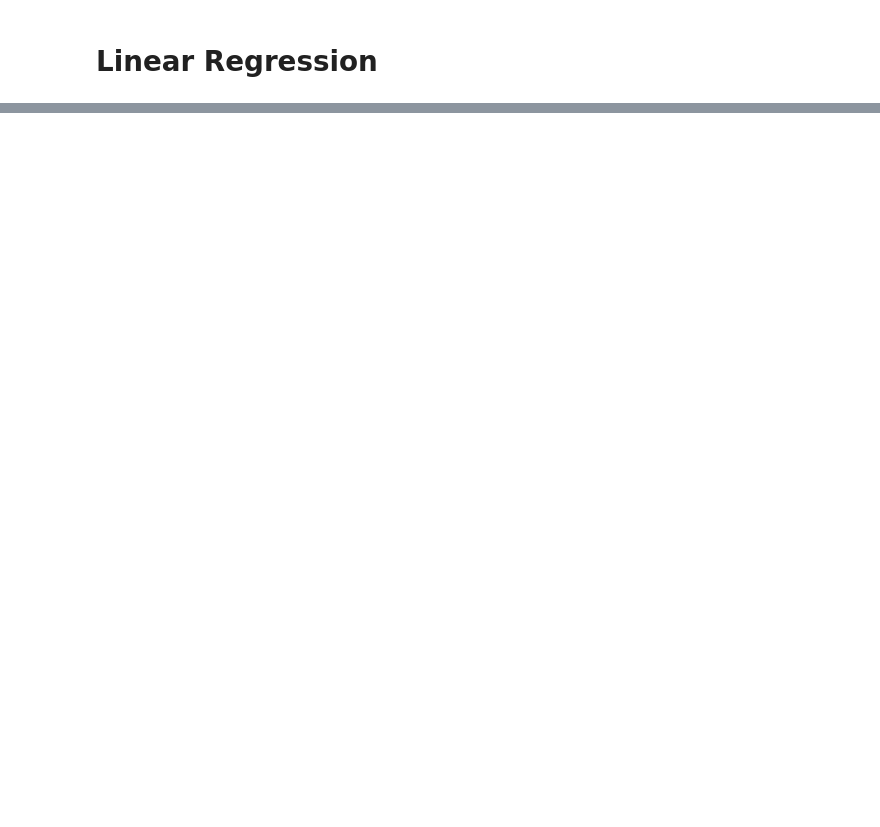
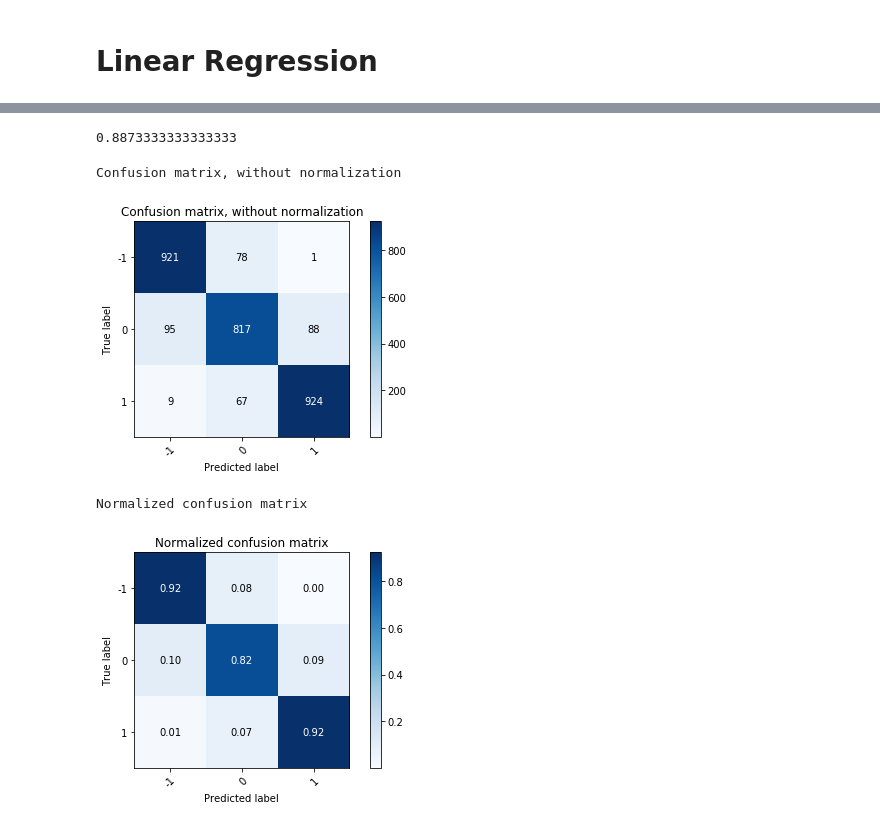
Before and after one commit to tornermarton/SemesterProject, a Jupyter notebook: regression_snapshots.ipynb, the cells around one changed output, grey strips where cells are left out. Cells and saved outputs as stored; diff of their text form; code cells hidden in the pictures; blank space fills up the shorter version.

```diff
--- a/regression_snapshots.ipynb
+++ b/regression_snapshots.ipynb
@@ -210,0 +244,5 @@ array(['data/kraken/ada_eur/ss_2019-03-15.csv.gz',
+# %%
+#Create a Gaussian Classifier
+clf=RandomForestClassifier(n_estimators=100)
+
+clf.fit(X_train,Y_train)
@@ -210,0 +257,28 @@ array(['data/kraken/ada_eur/ss_2019-03-15.csv.gz',
+# %%
+clf.score(X_valid, Y_valid)
+# %% [output]
+0.8873333333333333
+# %%
+predictions=clf.predict(X_valid)
+# %%
+if n_labels == 2:
+    class_names = [-1, 1]
+elif n_labels == 3:
+    class_names = [-1, 0, 1]
+else:
+    class_names = []
+
+np.set_printoptions(precision=2)
+
+# Plot non-normalized confusion matrix
+plot_confusion_matrix(Y_valid, predictions, classes=class_names,
+                      title='Confusion matrix, without normalization')
+
+# Plot normalized confusion matrix
+plot_confusion_matrix(Y_valid, predictions, classes=class_names, normalize=True,
+                      title='Normalized confusion matrix')
+# %% [output]
+Confusion matrix, without normalization
+[figure, added]
+Normalized confusion matrix
+[figure, added]
```
Also changed, not shown: parts of 34 cells of this notebook.
